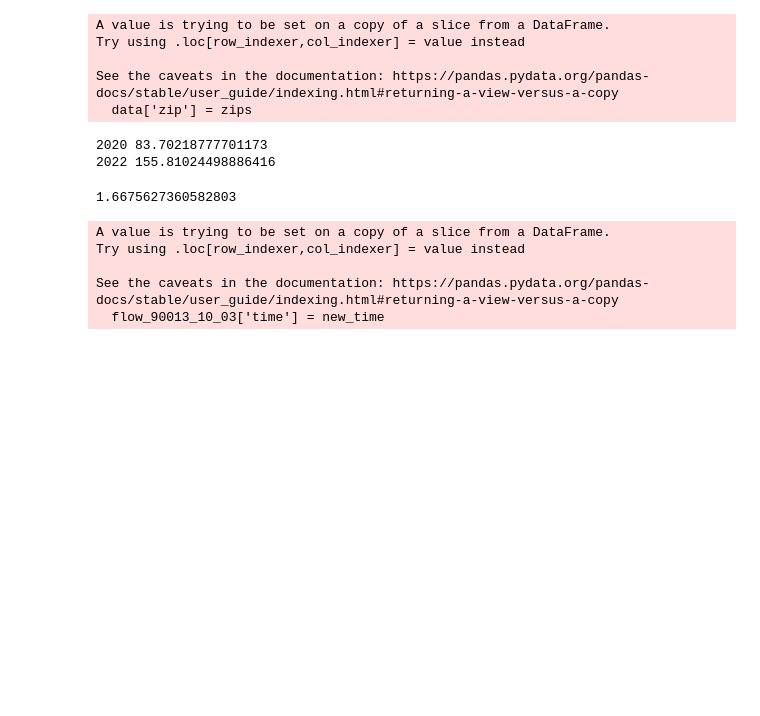
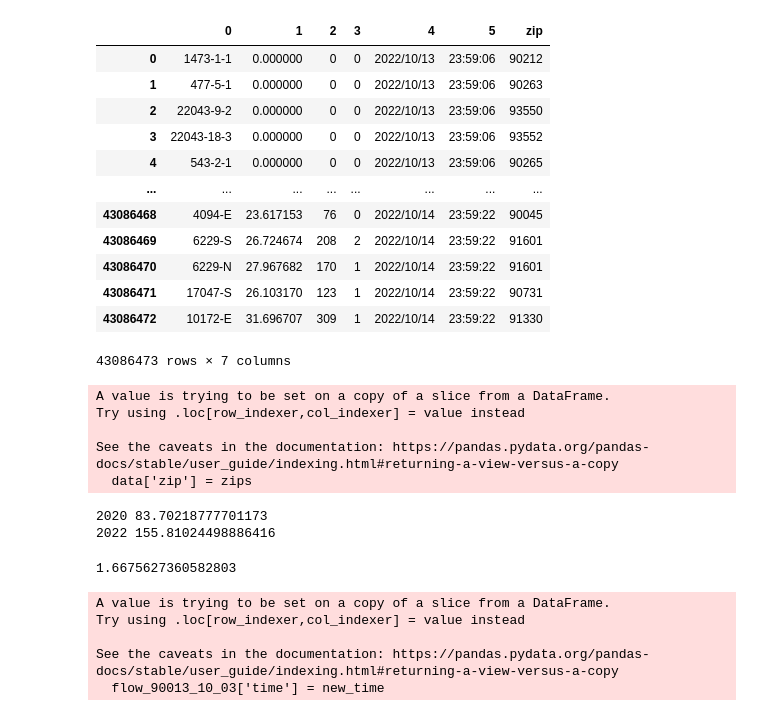
Before and after one commit to suyanpengzhang/Traffic-Analysis, a Jupyter notebook: 24 Hour Plot.ipynb, the cells around one changed output. Drawn from its saved outputs; the diff is of its cells as text; code cells hidden in the pictures; blank space fills up the shorter version.

```diff
--- a/24 Hour Plot.ipynb
+++ b/24 Hour Plot.ipynb
@@ -5,6 +5,22 @@ import warnings
 # %%
 with open('2022_10.pkl', 'rb') as file:
     flow = pickle.load(file)
+# %%
+volume_2022_1 ={}
+# %% [output]
+|  | 0 | 1 | 2 | 3 | 4 | 5 | zip |
+| 0 | 1473-1-1 | 0.000000 | 0 | 0 | 2022/10/13 | 23:59:06 | 90212 |
+| 1 | 477-5-1 | 0.000000 | 0 | 0 | 2022/10/13 | 23:59:06 | 90263 |
+| 2 | 22043-9-2 | 0.000000 | 0 | 0 | 2022/10/13 | 23:59:06 | 93550 |
+| 3 | 22043-18-3 | 0.000000 | 0 | 0 | 2022/10/13 | 23:59:06 | 93552 |
+| 4 | 543-2-1 | 0.000000 | 0 | 0 | 2022/10/13 | 23:59:06 | 90265 |
+| ... | ... | ... | ... | ... | ... | ... | ... |
+| 43086468 | 4094-E | 23.617153 | 76 | 0 | 2022/10/14 | 23:59:22 | 90045 |
+| 43086469 | 6229-S | 26.724674 | 208 | 2 | 2022/10/14 | 23:59:22 | 91601 |
+| 43086470 | 6229-N | 27.967682 | 170 | 1 | 2022/10/14 | 23:59:22 | 91601 |
+| 43086471 | 17047-S | 26.103170 | 123 | 1 | 2022/10/14 | 23:59:22 | 90731 |
+| 43086472 | 10172-E | 31.696707 | 309 | 1 | 2022/10/14 | 23:59:22 | 91330 |
+43086473 rows × 7 columns
 # %%
 with open('data10.p', 'rb') as file:
     flow = pickle.load(file)
```
Also changed, not shown: 2 other files.
